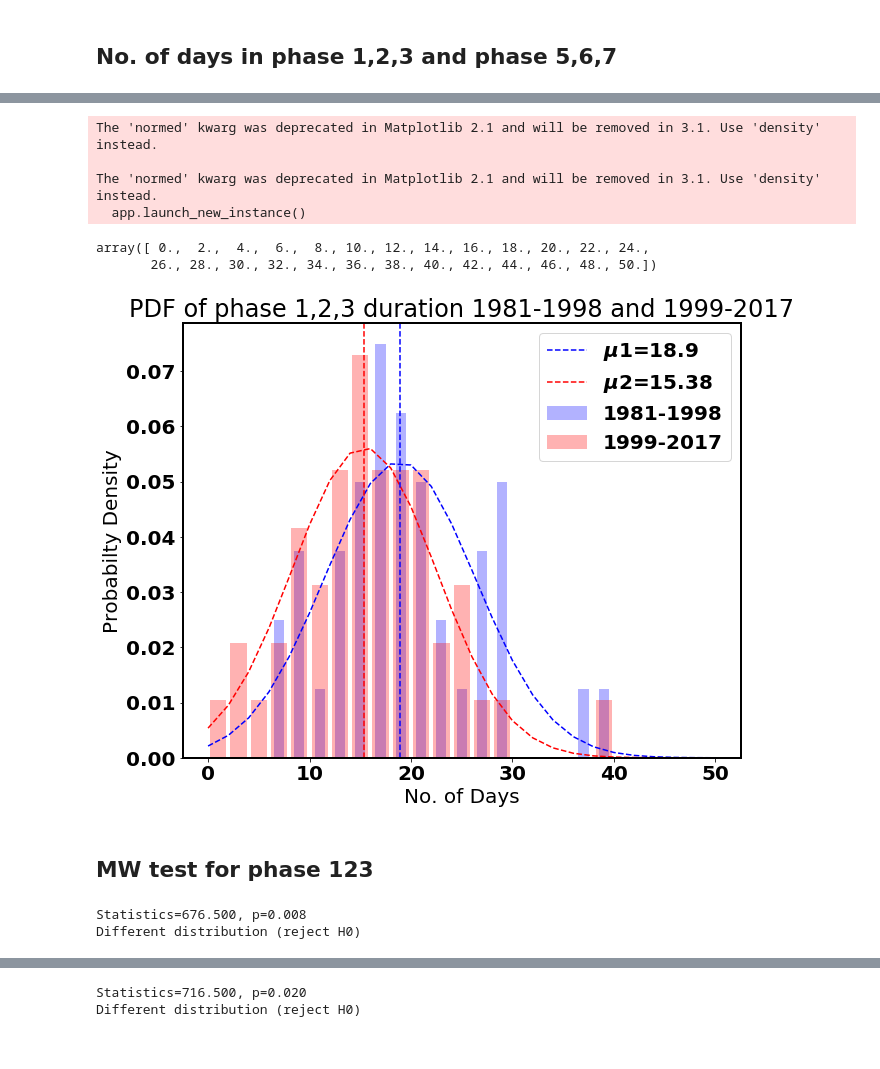
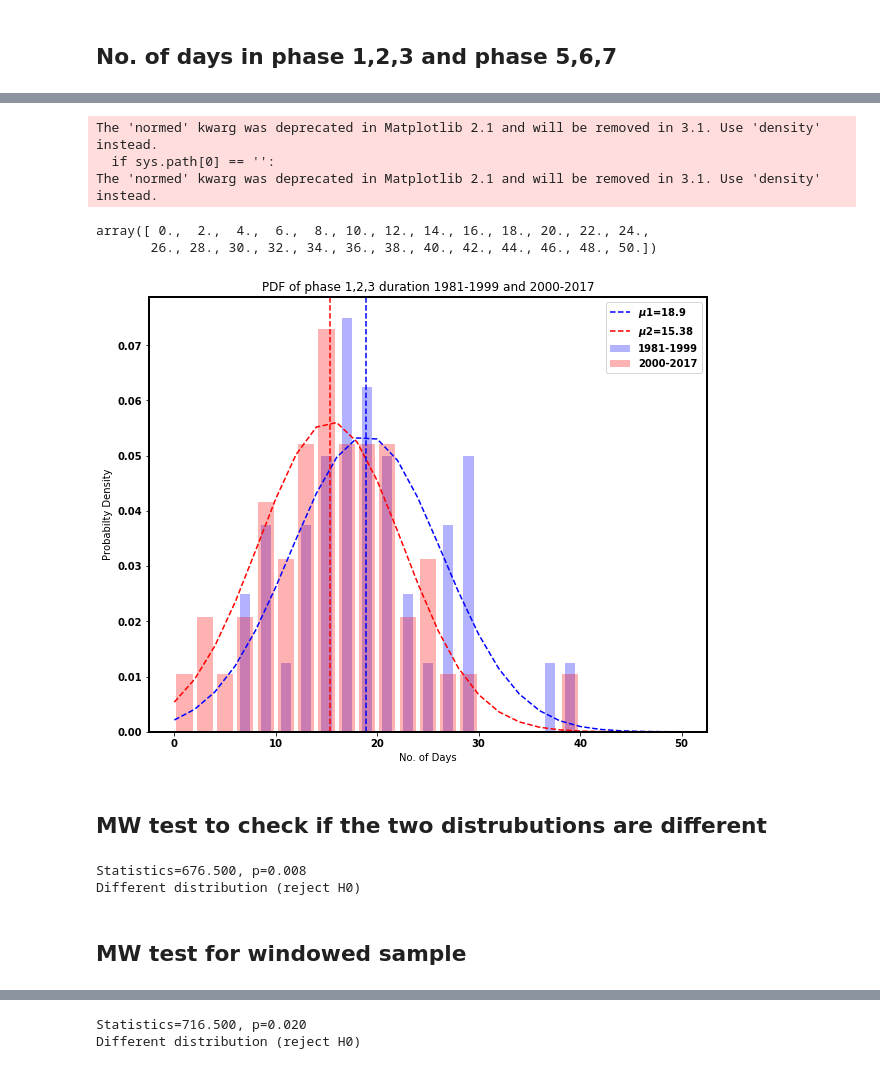
Before and after one commit to RoxyKoll/warmpool-mjo, a Jupyter notebook: MJO_123_567_pdfs_88.ipynb, the cells around one changed output, grey strips where cells are left out. Cells and saved outputs as stored; diff of their text form; code cells hidden in the pictures.

```diff
--- a/MJO_123_567_pdfs_88.ipynb
+++ b/MJO_123_567_pdfs_88.ipynb
@@ -15,7 +17,6 @@ import xarray as xr
 %matplotlib inline
 # %%
 # Fiddle with figure settings here:
-plt.rcParams['figure.figsize'] = (10,8)
 plt.rcParams['font.weight'] = 'bold'
 plt.rcParams['font.size'] = 20
 plt.rcParams['image.cmap'] = 'seismic'
@@ -187,58 +192,56 @@ p1,h1,p2,h2
 # %%
-from scipy.stats import norm
-
 no_123_ist=no_123[0:40]
 no_123_2nd=no_123[40:]
 bins = np.linspace(0, 50, 26)
 
 mu1, std1 = norm.fit(no_123_ist)
 mu2, std2 = norm.fit(no_123_2nd)
 y1 = norm.pdf(bins, mu1, std1)
 y2 = norm.pdf(bins, mu2, std2)
 
 
-
+plt.figure(figsize=(10,8))
 plt.hist(no_123_ist, bins, normed=1, facecolor='blue', alpha=0.3,rwidth=0.5)
 plt.plot(bins, y1, 'b--')
 plt.hist(no_123_2nd, bins, normed=1, facecolor='red', alpha=0.3,rwidth=0.8)
 plt.plot(bins, y2, 'r--')
 
 
 plt.xlabel('No. of Days')
 plt.ylabel('Probabilty Density')
-plt.legend(['$\mu$1='+str(round(mu1,2)),'$\mu$2='+str(round(mu2,2)),'1981-1998','1999-2017',])
+plt.legend(['$\mu$1='+str(round(mu1,2)),'$\mu$2='+str(round(mu2,2)),'1981-1999','2000-2017',])
 plt.axvline(x=mu1,color='b',linestyle='--')
 plt.axvline(x=mu2,color='r',linestyle='--')
 
-plt.title("PDF of phase 1,2,3 duration 1981-1998 and 1999-2017")
+plt.title("PDF of phase 1,2,3 duration 1981-1999 and 2000-2017")
 # plt.savefig('PDF_88_123_adding.pdf',format='pdf', dpi=1000)
 bins
 # %% [output]
 The 'normed' kwarg was deprecated in Matplotlib 2.1 and will be removed in 3.1. Use 'density' instead.
-
+  if sys.path[0] == '':
 The 'normed' kwarg was deprecated in Matplotlib 2.1 and will be removed in 3.1. Use 'density' instead.
-  app.launch_new_instance()
 array([ 0.,  2.,  4.,  6.,  8., 10., 12., 14., 16., 18., 20., 22., 24.,
        26., 28., 30., 32., 34., 36., 38., 40., 42., 44., 46., 48., 50.])
-[figure, old version]
+[figure, new version]
+# %% [markdown]
+## MW test to check if the two distrubutions are different
+# %%
+# Mann-Whitney U test
+no_123_ist=no_123[0:41]
+no_123_2nd=no_123[41:]
+stat, p = mannwhitneyu(no_123_ist, no_123_2nd)
+print('Statistics=%.3f, p=%.3f' % (stat, p))
+# interpret
+alpha = 0.05
+if p > alpha:
+    print('Samples are likely drawn from the same distributions (fail to reject H0)')
+else:
+    print('Different distribution (reject H0)')
+# %% [output]
+Statistics=676.500, p=0.008
+Different distribution (reject H0)
 # %% [markdown]
-## MW test for phase 123
+## MW test for windowed sample
-# %%
-# Mann-Whitney U test
-from scipy.stats import mannwhitneyu
-no_123_ist=no_123[0:41]
-no_123_2nd=no_123[41:]
-stat, p = mannwhitneyu(no_123_ist, no_123_2nd)
-print('Statistics=%.3f, p=%.3f' % (stat, p))
-# interpret
-alpha = 0.05
-if p > alpha:
-    print('Samples are likely drawn from the same distributions (fail to reject H0)')
-else:
-    print('Different distribution (reject H0)')
-# %% [output]
-Statistics=676.500, p=0.008
-Different distribution (reject H0)
 # %%
 pvalues=[]
 for i in np.arange(0,21):
```
Also changed, not shown: parts of 23 cells of this notebook.
